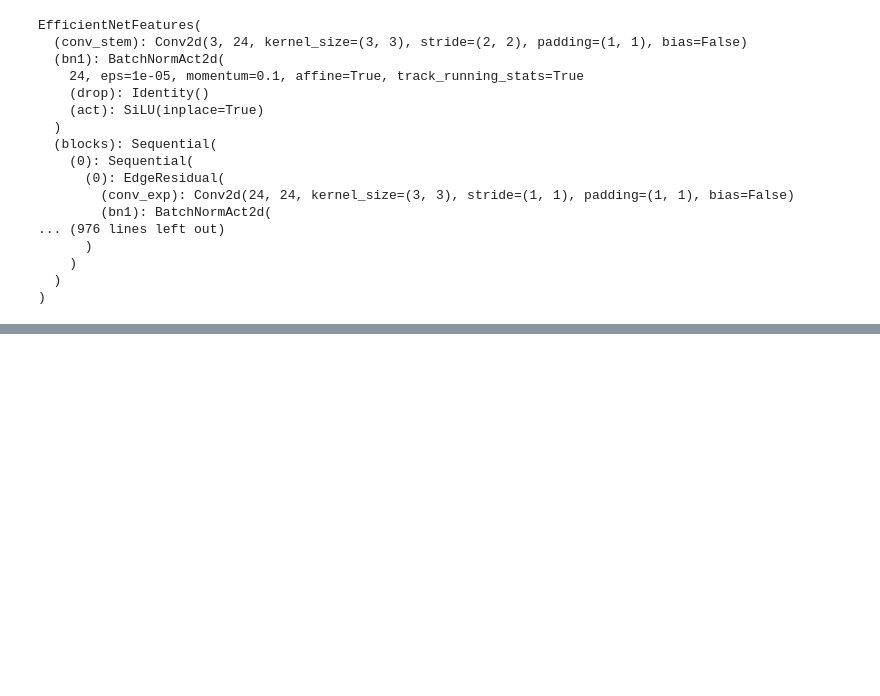
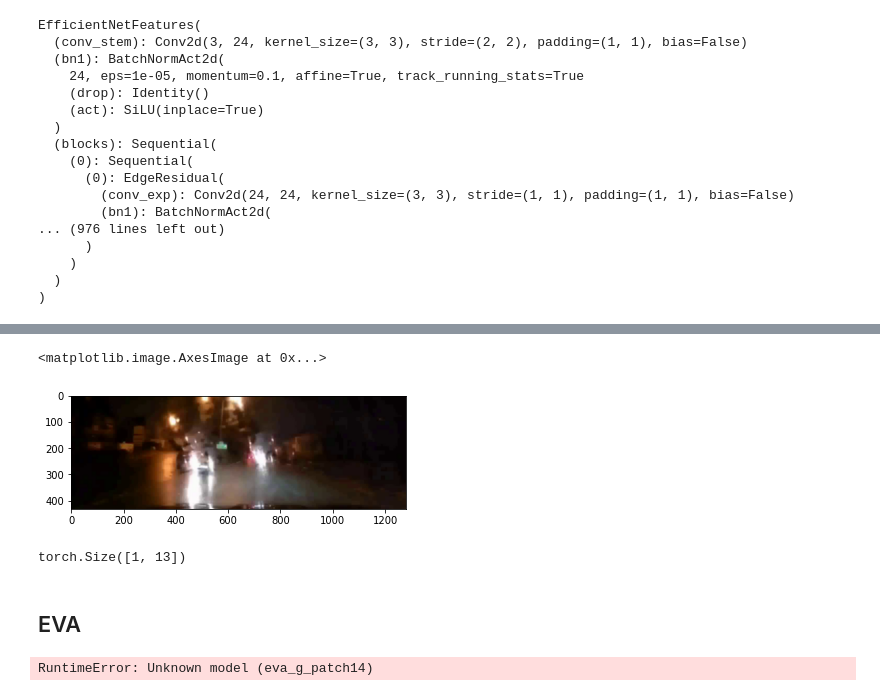
Before and after one commit to quhb2455/toy, a Jupyter notebook: car_crash_analyze/code_test.ipynb, the cells around one changed output, grey strips where cells are left out. Cells and saved outputs as stored; diff of their text form; code cells hidden in the pictures; blank space fills up the shorter version.

```diff
--- a/car_crash_analyze/code_test.ipynb
+++ b/car_crash_analyze/code_test.ipynb
@@ -931,0 +1425,10 @@ EfficientNetFeatures(
+# %%
+h, w = img.shape[:2]
+upper = int(h/2) - int(h * 0.3)
+bottom = int(h/2) + int(h * 0.3)
+
+image_2 = img[upper:bottom, :, :]
+plt.imshow(image_2)
+# %% [output]
+<matplotlib.image.AxesImage at 0x...>
+[figure, added]
@@ -931,0 +1438,17 @@ EfficientNetFeatures(
+# %%
+import torch
+import torch.nn as nn
+
+data = torch.rand((1,3,512,512))
+o = m(data)
+
+print(o.shape)
+# %% [output]
+torch.Size([1, 13])
+# %% [markdown]
+## EVA
+# %%
+import timm
+timm.create_model('eva_g_patch14')
+# %% [output]
+RuntimeError: Unknown model (eva_g_patch14)
```
Also changed, not shown: parts of 58 cells of this notebook, 7 other files.
